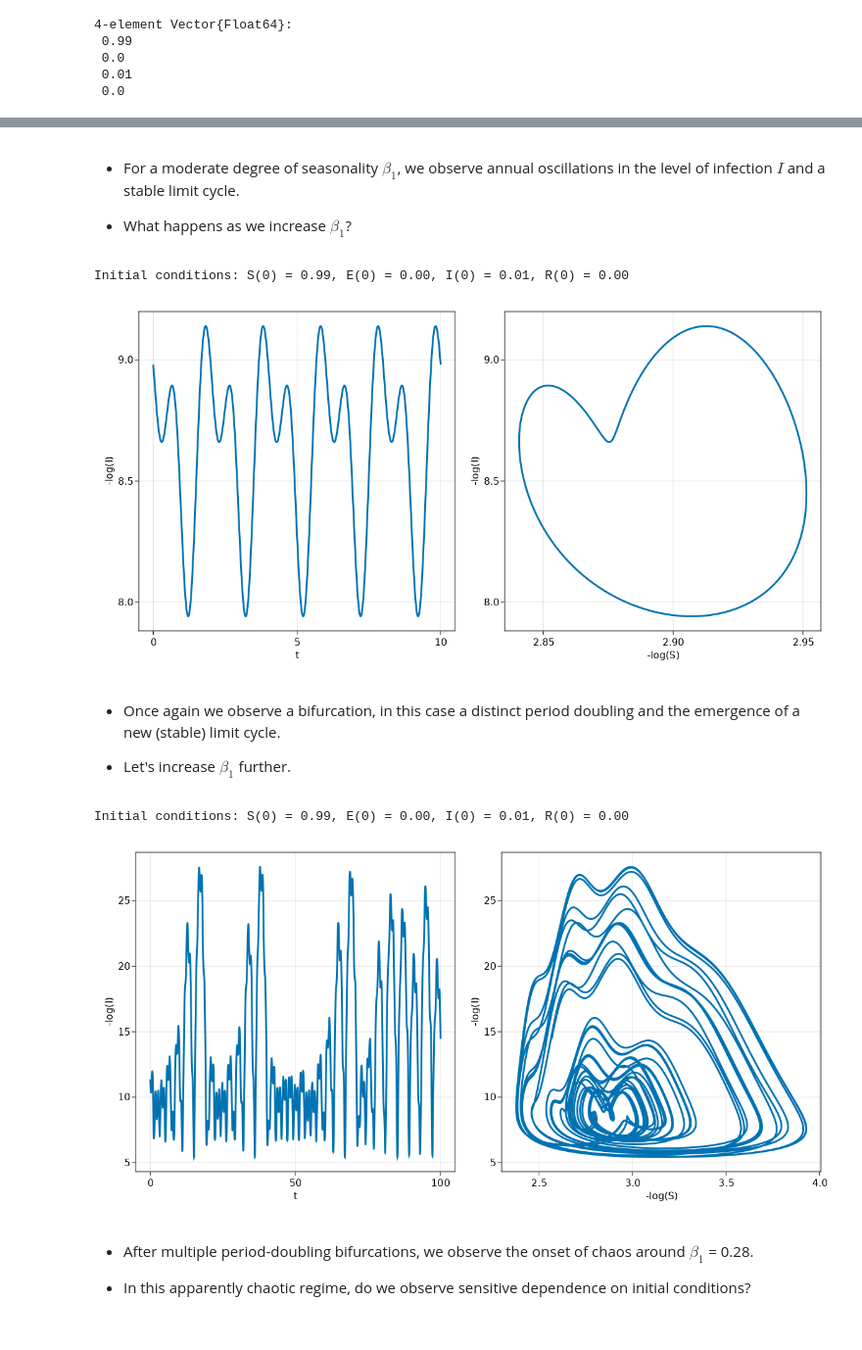
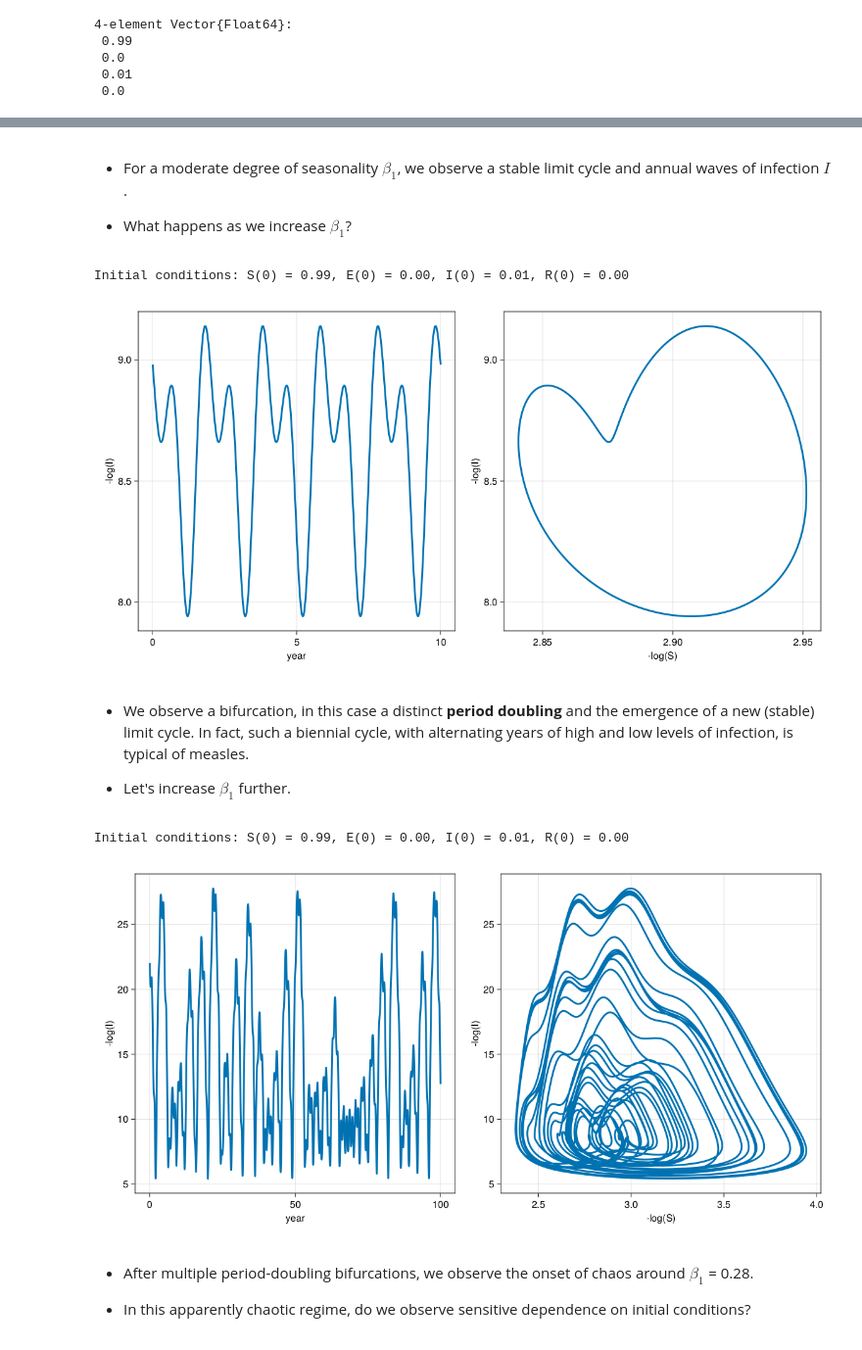
Before and after one commit to TUM-PIK-ESM/TUM-Dynamics-Lecture, a Jupyter notebook: lectures/lecture-7/lecture7_epidemiology.ipynb, the cells around one changed output, grey strips where cells are left out. Shown at 98% size. Saved outputs shown, nothing was run; the diff lists cells and outputs as text; code cells hidden in the pictures.

```diff
--- a/lectures/lecture-7/lecture7_epidemiology.ipynb
+++ b/lectures/lecture-7/lecture7_epidemiology.ipynb
@@ -323,7 +349,7 @@ end
 # %% [output]
 SEIR_seasonal! (generic function with 1 method)
 # %%
-function plot_SEIR_seasonal(;β₁, T = 10.0, Ttr = 1000.0, u0 = rand(4))
+function plot_SEIR_seasonal(; β₁, T = 10.0, Ttr = 1000.0, u0 = rand(4))
     # Model parameters
     μ  = 0.02
     α  = 35.84
@@ -336,23 +362,23 @@ function plot_SEIR_seasonal(;β₁, T = 10.0, Ttr = 1000.0, u0 = rand(4))
     @printf "Initial conditions: S(0) = %.2f, E(0) = %.2f, I(0) = %.2f, R(0) = %.2f" u0[1] u0[2] u0[3] u0[4]
 
     # Integration parameters
-    abstol = 1e-15
-    cb = PositiveDomain(zeros(4), abstol = abstol)  # Callback to ensure the solution remains positive
+    cb = PositiveDomain(zeros(4), abstol = 1e-21)  # Callback to ensure the solution remains positive
 
     # Transient integration
+    tol = 1e-15
     prob_transient = ODEProblem(SEIR_seasonal!, u0, (0.0, Ttr), p)
-    sol_transient = solve(prob_transient, Vern9(), abstol = abstol, callback = cb)
+    sol_transient = solve(prob_transient, Vern9(), abstol = tol, reltol = tol, callback = cb)
 
     # Actual integration
     u1 = sol_transient[end]
     prob = ODEProblem(SEIR_seasonal!, u1, (0.0, T), p)
-    sol = solve(prob, Vern9(), saveat = 0.01, abstol = abstol, callback = cb)
+    sol = solve(prob, Vern9(), saveat = 0.01, abstol = tol, reltol = tol, callback = cb)
 
     # Plotting
     S = sol[1, :]
     I = sol[3, :]
     fig = Figure(resolution = (1200, 600))
-    ax1 = Axis(fig[1, 1], xlabel = "t", ylabel = "-log(I)")
+    ax1 = Axis(fig[1, 1], xlabel = "year", ylabel = "-log(I)")
     ax2 = Axis(fig[1, 2], xlabel = "-log(S)", ylabel = "-log(I)")
     lines!(ax1, sol.t, -1 * log.(I), linewidth = 3)
     lines!(ax2, -1 * log.(S), -1 * log.(I), linewidth = 3)
@@ -376,23 +402,23 @@ Initial conditions: S(0) = 0.99, E(0) = 0.00, I(0) = 0.01, R(0) = 0.00
 # %% [markdown]
-- For a moderate degree of seasonality $\beta_1$, we observe annual oscillations in the level of infection $I$ and a stable limit cycle.
+- For a moderate degree of seasonality $\beta_1$, we observe a stable limit cycle and annual waves of infection $I$.
 
 
 - What happens as we increase $\beta_1$?
 # %%
-plot_SEIR_seasonal(β₁ = 0.06, T = 10, u0 = [0.99, 0.0, 0.01, 0.0])
+plot_SEIR_seasonal(β₁ = 0.06, T = 10, u0 = u0)
 # %% [output]
 Initial conditions: S(0) = 0.99, E(0) = 0.00, I(0) = 0.01, R(0) = 0.00
-[figure, old version]
+[figure, new version]
 # %% [markdown]
-- Once again we observe a bifurcation, in this case a distinct period doubling and the emergence of a new (stable) limit cycle.
+- We observe a bifurcation, in this case a distinct **period doubling** and the emergence of a new (stable) limit cycle. In fact, such a biennial cycle, with alternating years of high and low levels of infection, is typical of measles.
 
 
 - Let's increase $\beta_1$ further.
 # %%
-plot_SEIR_seasonal(β₁ = 0.28, T = 100, u0 = [0.99, 0.0, 0.01, 0.0])
+plot_SEIR_seasonal(β₁ = 0.28, T = 100, u0 = u0)
 # %% [output]
 Initial conditions: S(0) = 0.99, E(0) = 0.00, I(0) = 0.01, R(0) = 0.00
-[figure, old version]
+[figure, new version]
 # %% [markdown]
 - After multiple period-doubling bifurcations, we observe the onset of chaos around $\beta_1$ = 0.28.
 
```
Also changed, not shown: parts of 30 cells of this notebook, 2 other files.
